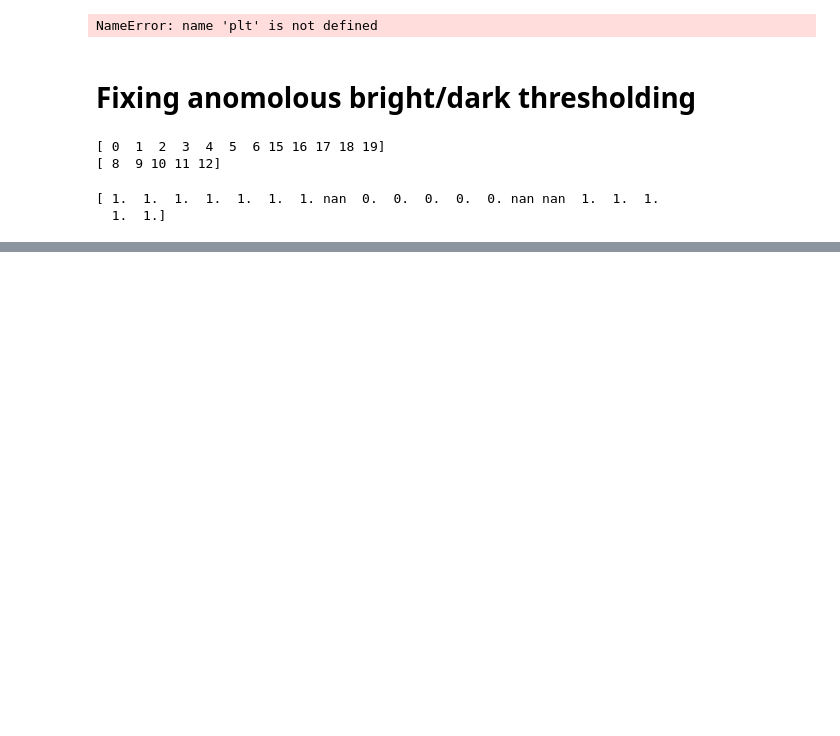
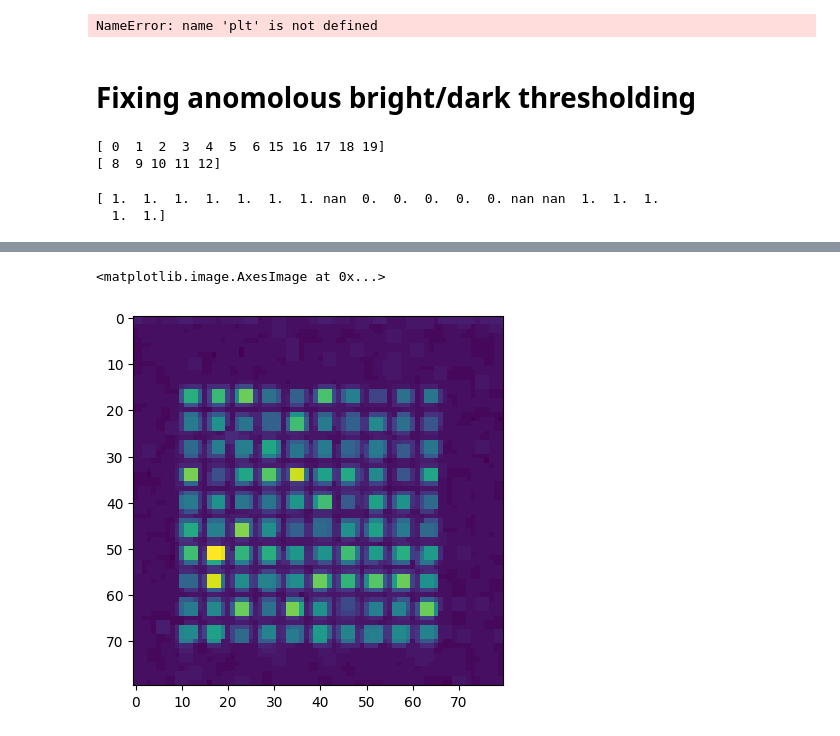
Before and after one commit to jack-mango/QURIP-thompsonlab-amo, a Jupyter notebook: ImagingSoftware/improvements.ipynb, the cells around one changed output, grey strips where cells are left out. Drawn from its saved outputs; the diff is of its cells as text; code cells hidden in the pictures; blank space fills up the shorter version.

```diff
--- a/ImagingSoftware/improvements.ipynb
+++ b/ImagingSoftware/improvements.ipynb
@@ -106,0 +123,13 @@ print(labels)
+# %%
+kernel = np.array(
+    [
+        [0, 1, 0],
+        [1, 1, 1],
+        [0, 1, 0]
+    ], dtype='uint8')
+img = cv2.dilate(img, None)
+
+plt.imshow(img)
+# %% [output]
+<matplotlib.image.AxesImage at 0x...>
+[figure, added]
```
Also changed, not shown: parts of 15 cells of this notebook, 2 other files.
